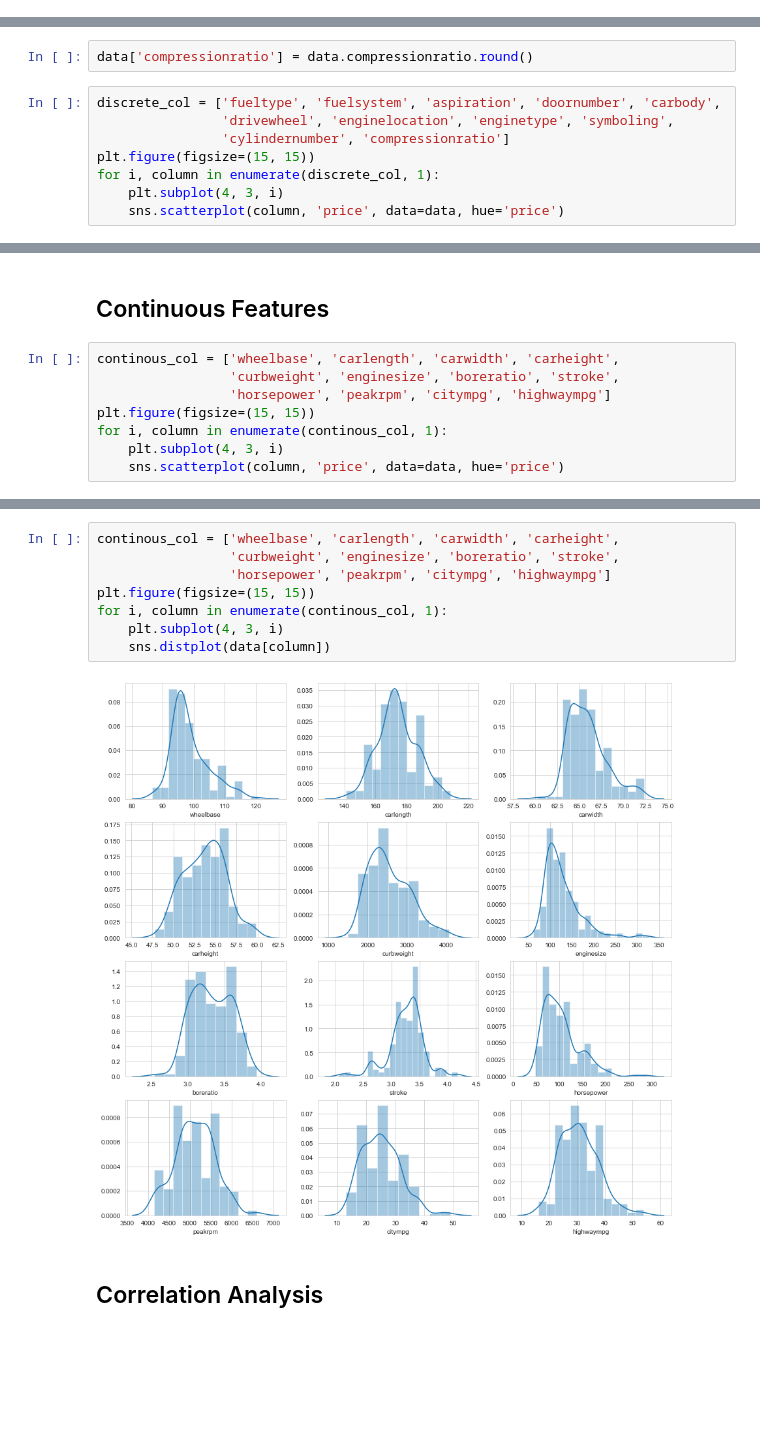
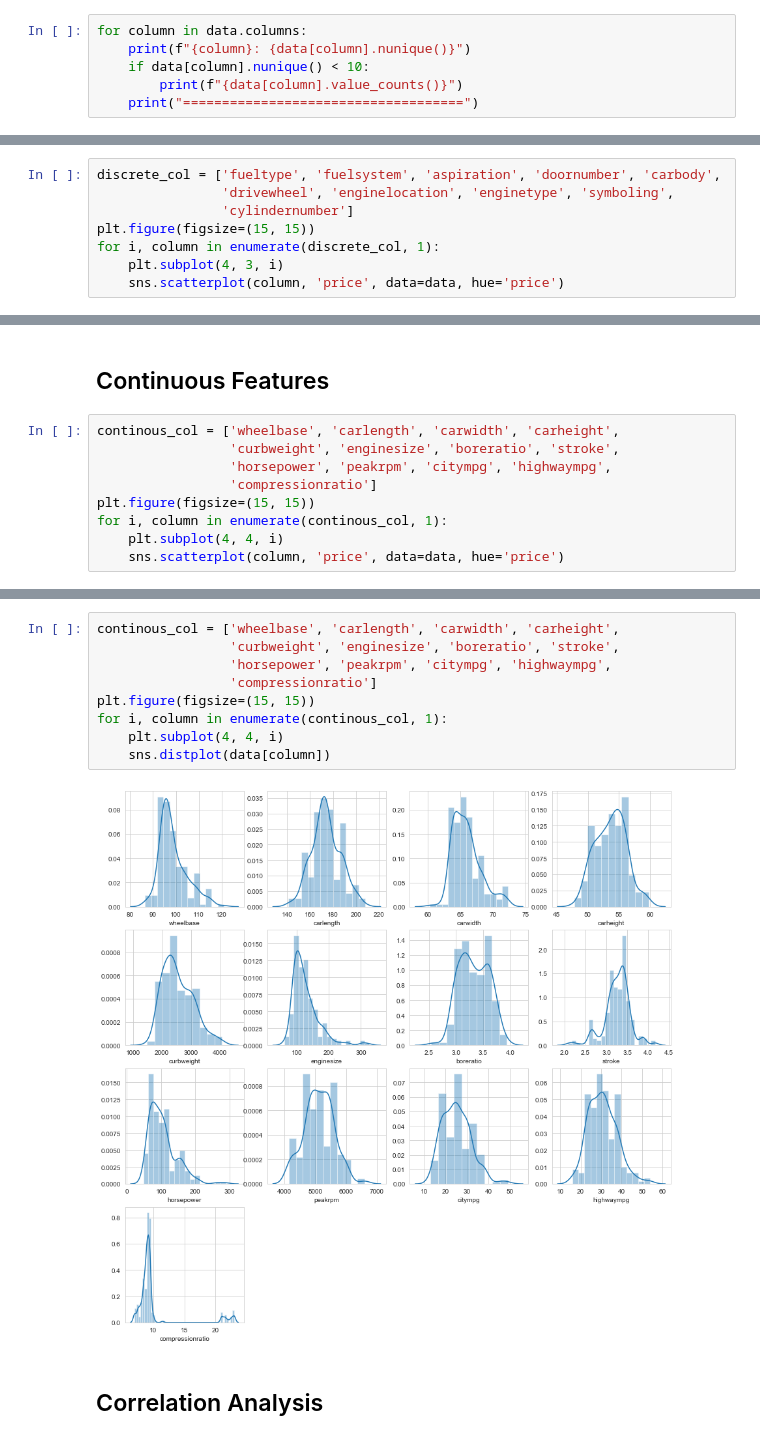
Before and after one commit to fares-ds/Automobile_Consulting_Company_Predicting_Cars_Prices, a Jupyter notebook: automobile_consulting_company_predicting_cars_prices.ipynb, the cells around one changed output, grey strips where cells are left out. Saved outputs shown, nothing was run; the diff lists cells and outputs as text; blank space fills up the shorter version.

```diff
--- a/automobile_consulting_company_predicting_cars_prices.ipynb
+++ b/automobile_consulting_company_predicting_cars_prices.ipynb
@@ -62,3 +62,9 @@ data.describe()
 | 50% | 103.00 | 1.00 | 97.00 | 173.20 | 65.50 | 54.10 | 2414.00 | 120.00 | 3.31 | ... |
 | 75% | 154.00 | 2.00 | 102.40 | 183.10 | 66.90 | 55.50 | 2935.00 | 141.00 | 3.58 | ... |
 | max | 205.00 | 3.00 | 120.90 | 208.10 | 72.30 | 59.80 | 4066.00 | 326.00 | 3.94 | ... |
+# %%
+for column in data.columns:
+    print(f"{column}: {data[column].nunique()}")
+    if data[column].nunique() < 10:
+        print(f"{data[column].value_counts()}")
+    print("====================================")
@@ -88,12 +112,10 @@ sns.distplot(data.price, bins=30)
 [figure]
 # %% [markdown]
 ## Discrete Features
-# %%
-data['compressionratio'] = data.compressionratio.round()
 # %%
 discrete_col = ['fueltype', 'fuelsystem', 'aspiration', 'doornumber', 'carbody',
                 'drivewheel', 'enginelocation', 'enginetype', 'symboling',
-                'cylindernumber', 'compressionratio']
+                'cylindernumber']
 plt.figure(figsize=(15, 15))
 for i, column in enumerate(discrete_col, 1):
     plt.subplot(4, 3, i)
@@ -105,9 +127,10 @@ for i, column in enumerate(discrete_col, 1):
 # %%
 continous_col = ['wheelbase', 'carlength', 'carwidth', 'carheight',
                  'curbweight', 'enginesize', 'boreratio', 'stroke',
-                 'horsepower', 'peakrpm', 'citympg', 'highwaympg']
+                 'horsepower', 'peakrpm', 'citympg', 'highwaympg',
+                 'compressionratio']
 plt.figure(figsize=(15, 15))
 for i, column in enumerate(continous_col, 1):
-    plt.subplot(4, 3, i)
+    plt.subplot(4, 4, i)
     sns.scatterplot(column, 'price', data=data, hue='price')
 # %% [output]
@@ -115,13 +138,14 @@ for i, column in enumerate(continous_col, 1):
 # %%
 continous_col = ['wheelbase', 'carlength', 'carwidth', 'carheight',
                  'curbweight', 'enginesize', 'boreratio', 'stroke',
-                 'horsepower', 'peakrpm', 'citympg', 'highwaympg']
+                 'horsepower', 'peakrpm', 'citympg', 'highwaympg',
+                 'compressionratio']
 plt.figure(figsize=(15, 15))
 for i, column in enumerate(continous_col, 1):
-    plt.subplot(4, 3, i)
+    plt.subplot(4, 4, i)
     sns.distplot(data[column])
 # %% [output]
-[figure, old version]
+[figure, new version]
 # %% [markdown]
 ## Correlation Analysis
 # %%
```
Also changed, not shown: parts of 16 cells of this notebook.
